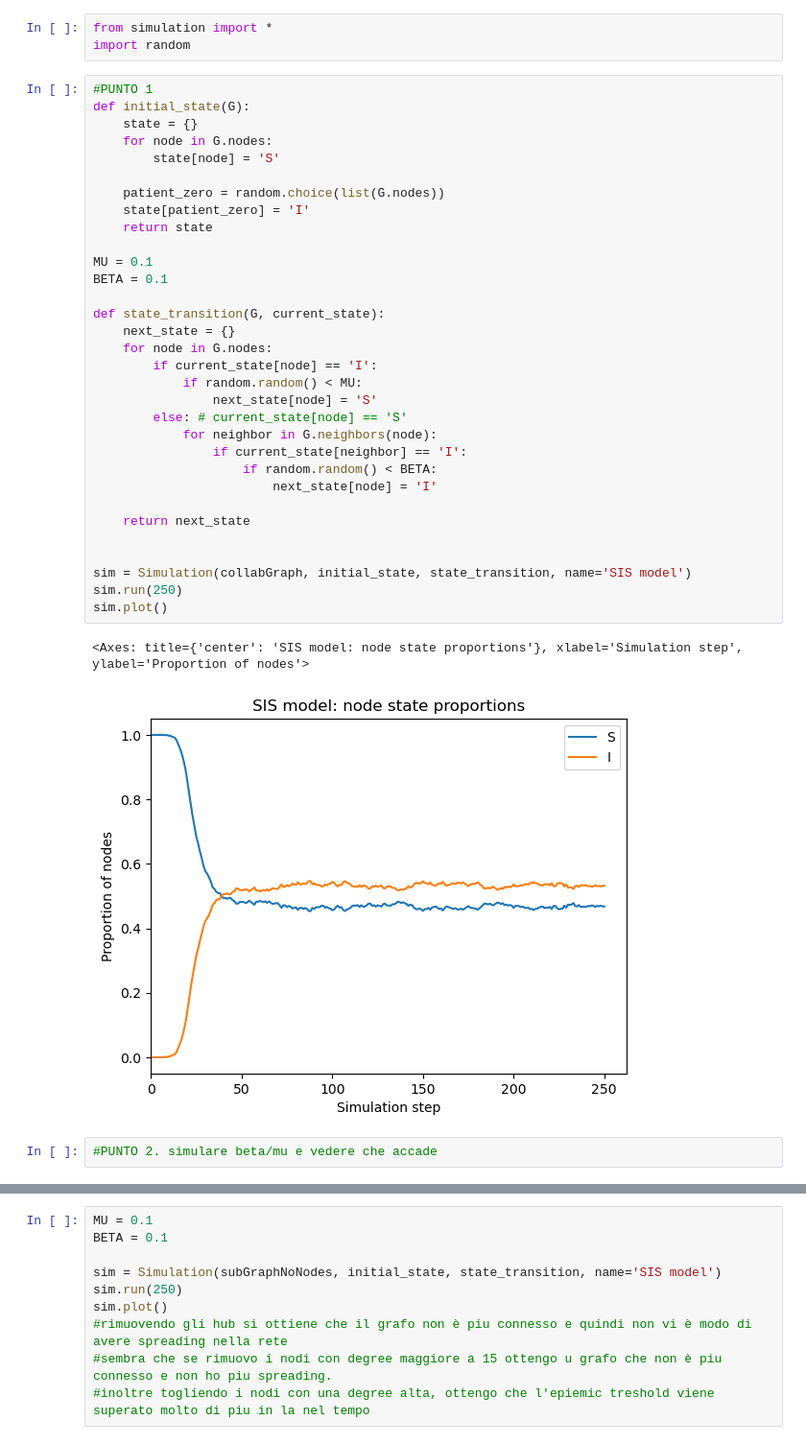
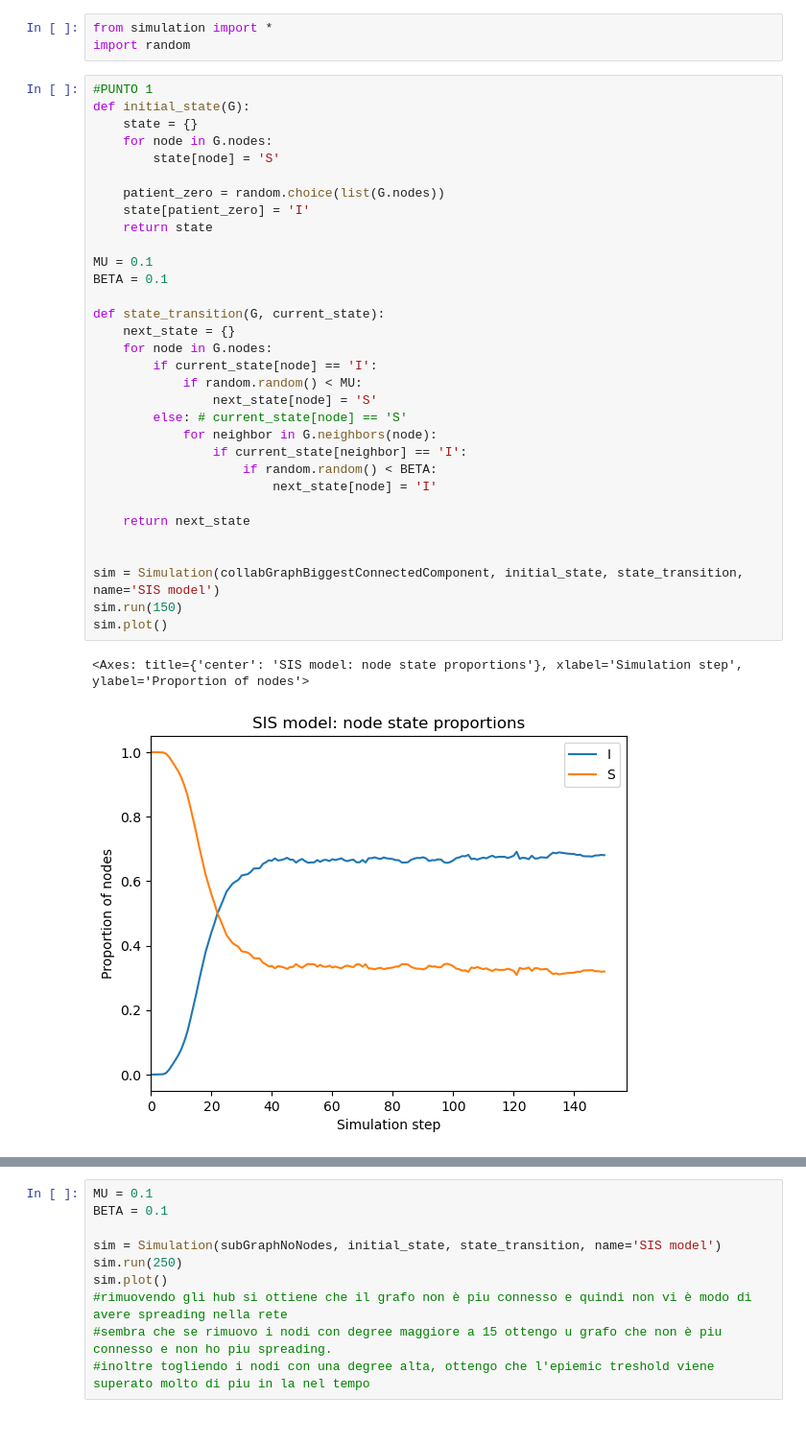
Before and after one commit to marcoSanti/AVRC-lab, a Jupyter notebook: progetto-finale/progetto-santimaria.ipynb, the cells around one changed output, grey strips where cells are left out. Shown at 96% size. Cells and saved outputs as stored; diff of their text form.

```diff
--- a/progetto-finale/progetto-santimaria.ipynb
+++ b/progetto-finale/progetto-santimaria.ipynb
@@ -204,35 +211,33 @@ import random
 def initial_state(G):
     state = {}
     for node in G.nodes:
         state[node] = 'S'
 
     patient_zero = random.choice(list(G.nodes))
     state[patient_zero] = 'I'
     return state
 
 MU = 0.1
 BETA = 0.1
 
 def state_transition(G, current_state):
     next_state = {}
     for node in G.nodes:
         if current_state[node] == 'I':
             if random.random() < MU:
                 next_state[node] = 'S'
         else: # current_state[node] == 'S'
             for neighbor in G.neighbors(node):
                 if current_state[neighbor] == 'I':
                     if random.random() < BETA:
                         next_state[node] = 'I'
 
     return next_state
 
 
-sim = Simulation(collabGraph, initial_state, state_transition, name='SIS model')
-sim.run(250)
+sim = Simulation(collabGraphBiggestConnectedComponent, initial_state, state_transition, name='SIS model')
+sim.run(150)
 sim.plot()
 # %% [output]
 <Axes: title={'center': 'SIS model: node state proportions'}, xlabel='Simulation step', ylabel='Proportion of nodes'>
-[figure, old version]
+[figure, new version]
-# %%
-#PUNTO 2. simulare beta/mu e vedere che accade
```
Also changed, not shown: parts of 7 cells of this notebook.
